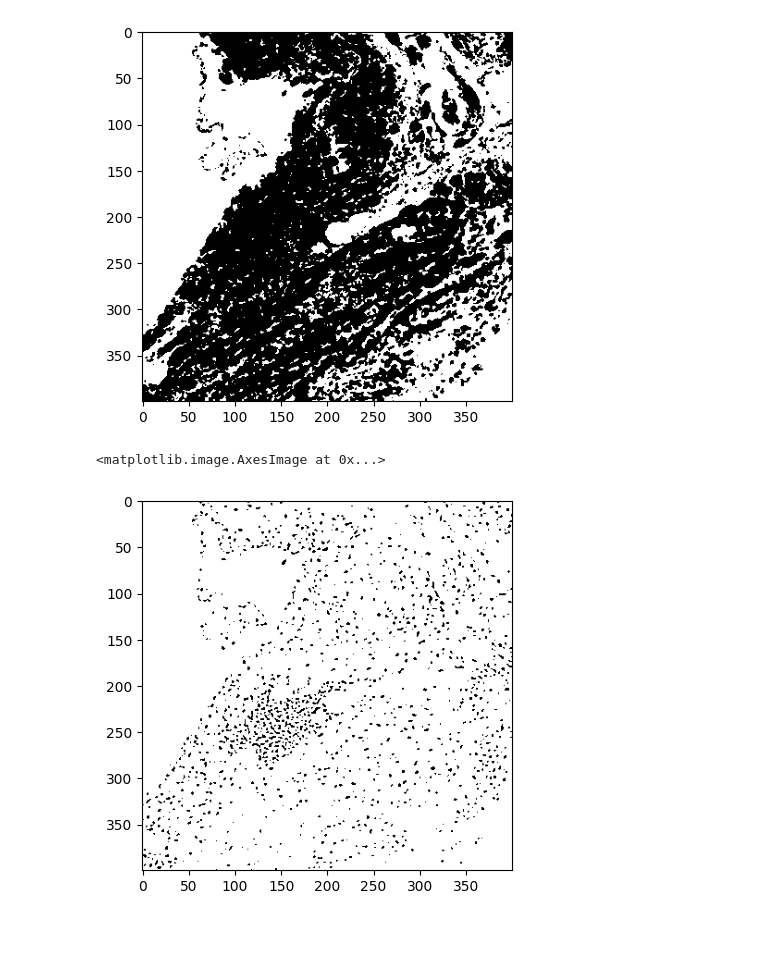
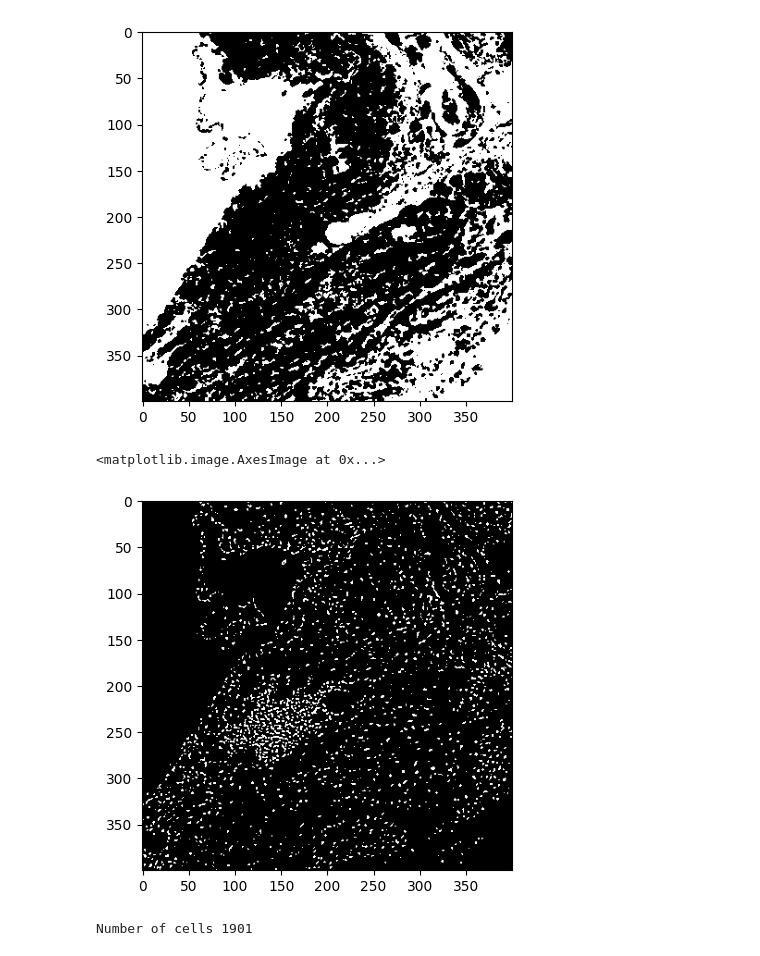
Before and after one commit to vktr274/computer-vision-thresholding, a Jupyter notebook: histology.ipynb, the cells around one changed output. Drawn from its saved outputs; the diff is of its cells as text; code cells hidden in the pictures.

Commit message:
Histology image analyzed

```diff
--- a/histology.ipynb
+++ b/histology.ipynb
@@ -17,7 +20,7 @@ plt.imshow(img, cmap="gray")
 # %% [markdown]
 ## Reduce Noise by Blurring
 # %%
-filtered = cv2.GaussianBlur(img, (5, 5), 0)
+filtered = cv2.GaussianBlur(img, (3, 3), 0)
 plt.imshow(filtered, cmap="gray")
 # %% [output]
 <matplotlib.image.AxesImage at 0x...>
@@ -31,8 +34,13 @@ plt.imshow(bin_img, cmap="gray")
 <matplotlib.image.AxesImage at 0x...>
 [figure]
 # %%
-bin_img = cv2.adaptiveThreshold(filtered, 255, cv2.ADAPTIVE_THRESH_MEAN_C, cv2.THRESH_BINARY, 5, 10)
+bin_img = cv2.adaptiveThreshold(filtered, 255, cv2.ADAPTIVE_THRESH_MEAN_C, cv2.THRESH_BINARY_INV, 5, 12)
 plt.imshow(bin_img, cmap="gray")
 # %% [output]
 <matplotlib.image.AxesImage at 0x...>
-[figure, old version]
+[figure, new version]
+# %%
+contours, _ = cv2.findContours(bin_img, cv2.RETR_EXTERNAL, cv2.CHAIN_APPROX_SIMPLE)
+print(f"Number of cells {len(contours)}")
+# %% [output]
+Number of cells 1901
```
Also changed, not shown: parts of 3 cells of this notebook.
